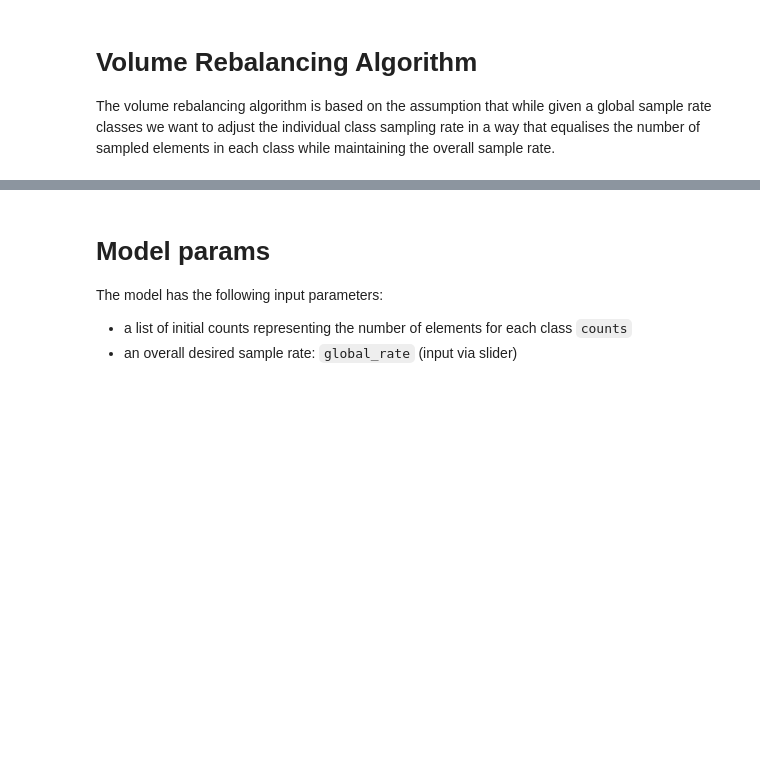
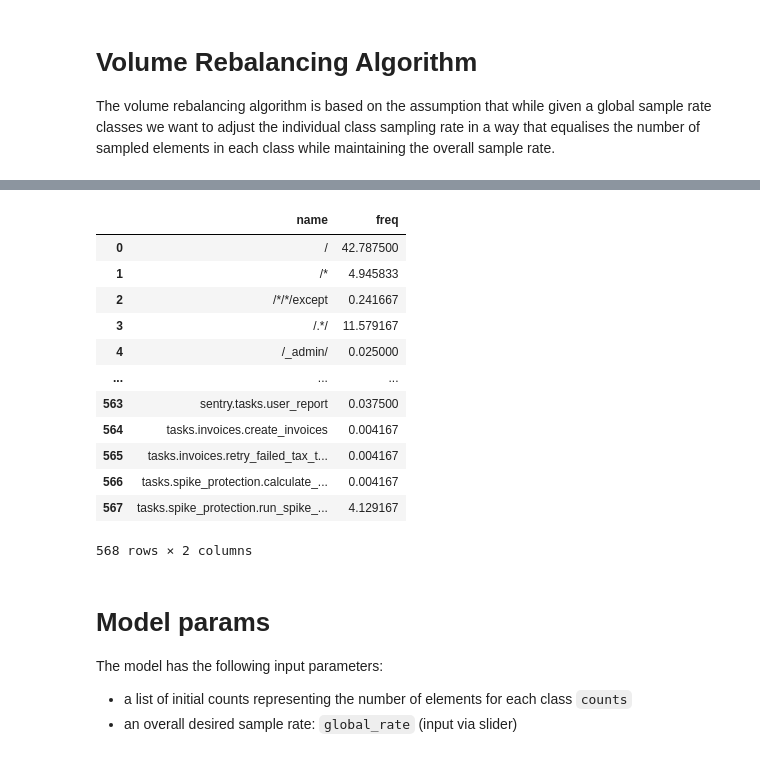
Before and after one commit to RaduW/volume-rebalance, a Jupyter notebook: volume_rebalancing.ipynb, the cells around one changed output, grey strips where cells are left out. Drawn from its saved outputs; the diff is of its cells as text; code cells hidden in the pictures; blank space fills up the shorter version.

```diff
--- a/volume_rebalancing.ipynb
+++ b/volume_rebalancing.ipynb
@@ -37,15 +37,31 @@ sns.set_style("whitegrid")
 # %%
 # import transaction data
 projects = "https://raw.githubusercontent.com/RaduW/volume-rebalance/main/projects.json"
 trans_data = pd.read_json(projects)
 
 PROJECTS = {
     "sentry": 1,
     "javascript": 11276,
     "snuba": 300688,
     "gibpotato-backend": 4504044639748096,
-    "gibpotato-frontend": 4504044640927744,
+    #"gibpotato-frontend": 4504044640927744,
 }
+
+trans_data
+# %% [output]
+|  | name | freq |
+| 0 | / | 42.787500 |
+| 1 | /* | 4.945833 |
+| 2 | /*/*/except | 0.241667 |
+| 3 | /.*/ | 11.579167 |
+| 4 | /_admin/ | 0.025000 |
+| ... | ... | ... |
+| 563 | sentry.tasks.user_report | 0.037500 |
+| 564 | tasks.invoices.create_invoices | 0.004167 |
+| 565 | tasks.invoices.retry_failed_tax_t... | 0.004167 |
+| 566 | tasks.spike_protection.calculate_... | 0.004167 |
+| 567 | tasks.spike_protection.run_spike_... | 4.129167 |
+568 rows × 2 columns
 # %%
 from typing import List, Mapping, MutableMapping, Tuple, Union
 
```
Also changed, not shown: parts of 2 cells of this notebook.
